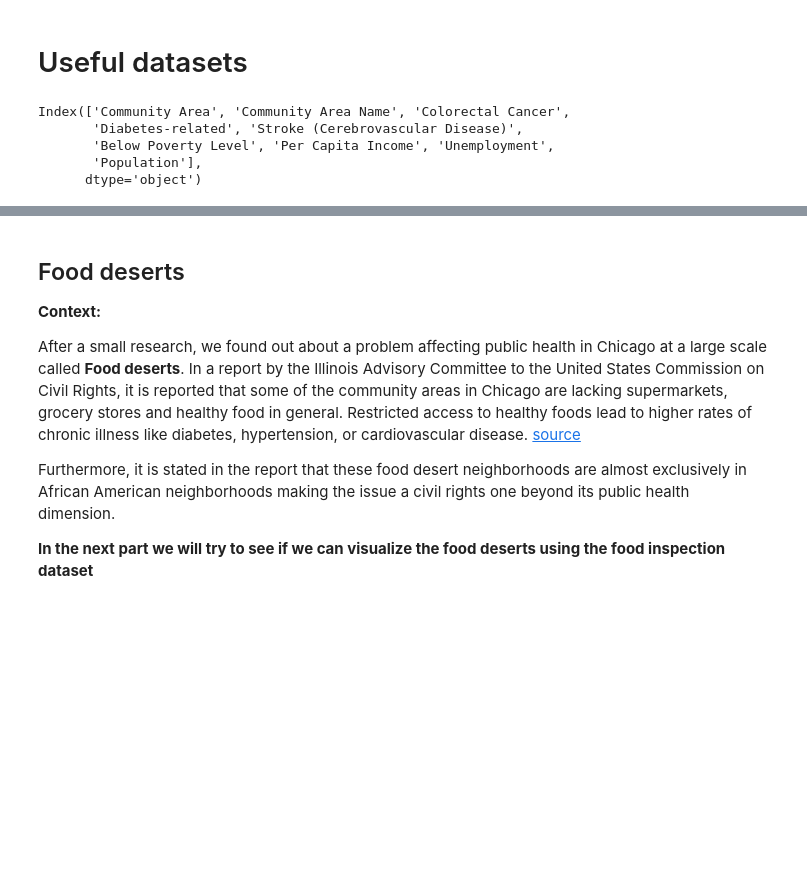
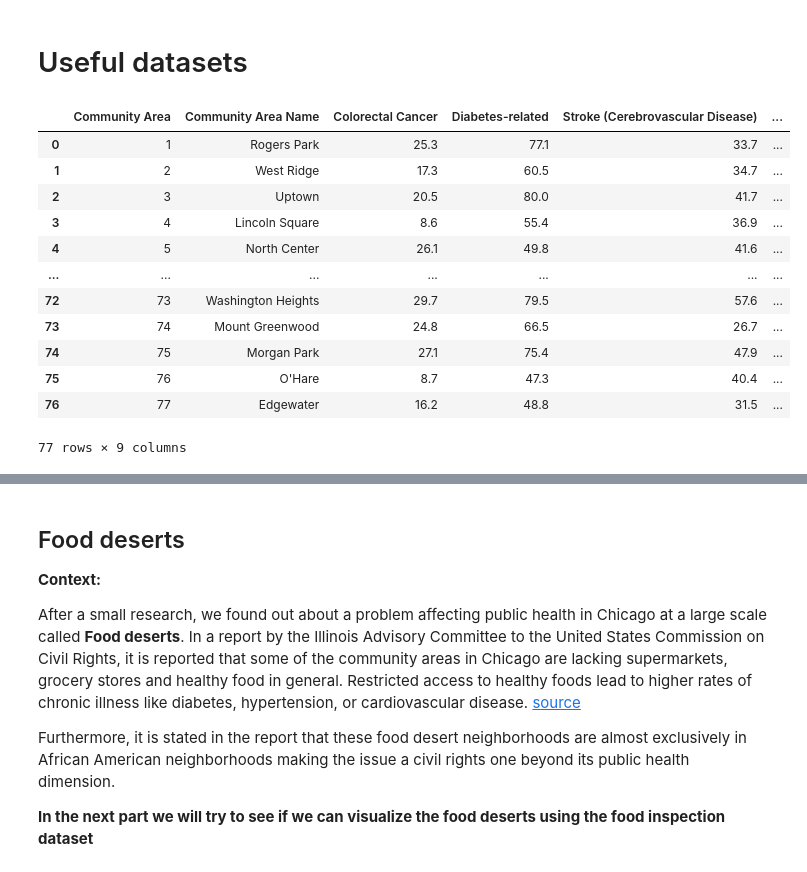
Before and after one commit to aaag97/ada-2019-project-databusters, a Jupyter notebook: maps_visualization.ipynb, the cells around one changed output, grey strips where cells are left out. Drawn from its saved outputs; the diff is of its cells as text; code cells hidden in the pictures; blank space fills up the shorter version.

```diff
--- a/maps_visualization.ipynb
+++ b/maps_visualization.ipynb
@@ -42,11 +84,19 @@ inspections = pd.read_csv("datasets/cleaned_inspections.csv")
 fp = "datasets/boundaries_processed.geojson"
 boundaries_community_areas = gpd.read_file(fp)
 # %%
-socioeconomic_factors.columns
+socioeconomic_factors
 # %% [output]
+|  | Community Area | Community Area Name | Colorectal Cancer | Diabetes-related | Stroke (Cerebrovascular Disease) | ... |
+| 0 | 1 | Rogers Park | 25.3 | 77.1 | 33.7 | ... |
+| 1 | 2 | West Ridge | 17.3 | 60.5 | 34.7 | ... |
+| 2 | 3 | Uptown | 20.5 | 80.0 | 41.7 | ... |
+| 3 | 4 | Lincoln Square | 8.6 | 55.4 | 36.9 | ... |
+| 4 | 5 | North Center | 26.1 | 49.8 | 41.6 | ... |
+| ... | ... | ... | ... | ... | ... | ... |
+| 72 | 73 | Washington Heights | 29.7 | 79.5 | 57.6 | ... |
+| 73 | 74 | Mount Greenwood | 24.8 | 66.5 | 26.7 | ... |
+| 74 | 75 | Morgan Park | 27.1 | 75.4 | 47.9 | ... |
+| 75 | 76 | O'Hare | 8.7 | 47.3 | 40.4 | ... |
+| 76 | 77 | Edgewater | 16.2 | 48.8 | 31.5 | ... |
-Index(['Community Area', 'Community Area Name', 'Colorectal Cancer',
-       'Diabetes-related', 'Stroke (Cerebrovascular Disease)',
-       'Below Poverty Level', 'Per Capita Income', 'Unemployment',
-       'Population'],
-      dtype='object')
+77 rows × 9 columns
 # %%
```
Also changed, not shown: parts of 33 cells of this notebook, 1 other file.
